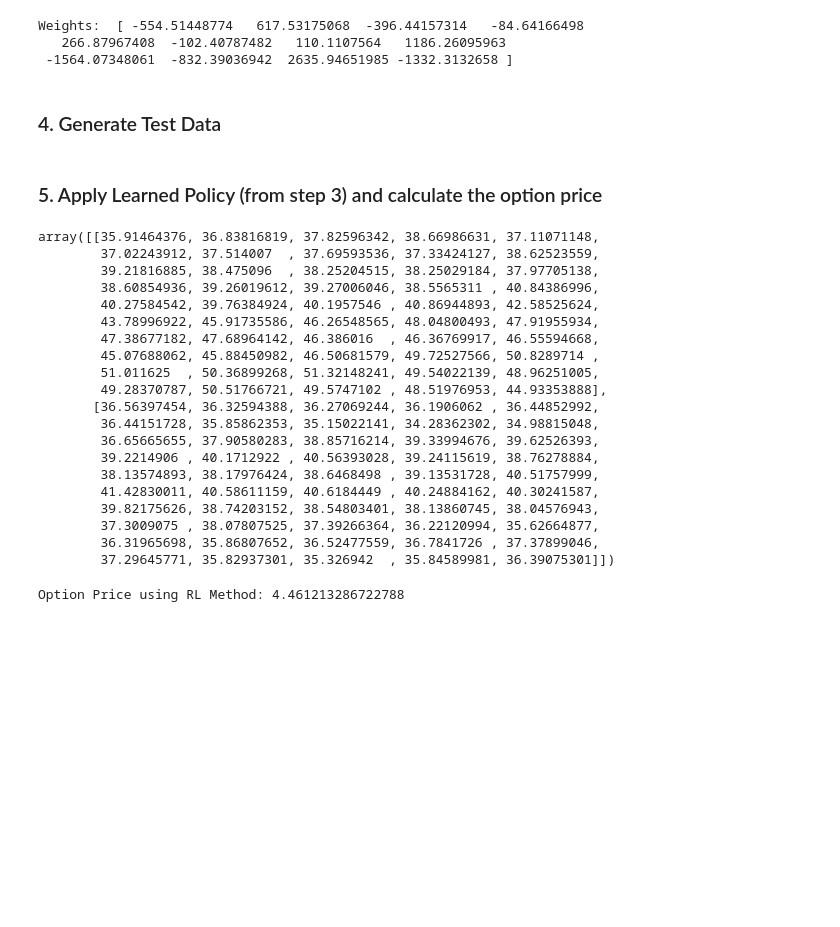
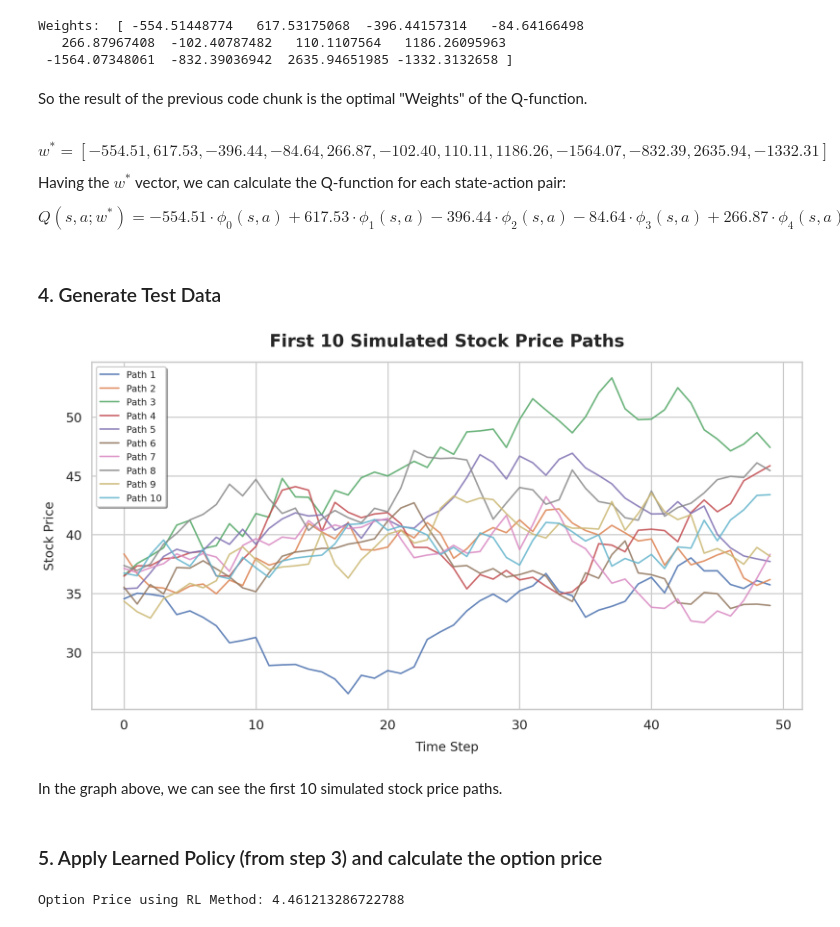
Before and after one commit to Peymankor/peymankor.com, a Jupyter notebook: blog/rl_for_option/index.ipynb, the cells around one changed output. Saved outputs shown, nothing was run; the diff lists cells and outputs as text; code cells hidden in the pictures; blank space fills up the shorter version.

```diff
--- a/blog/rl_for_option/index.ipynb
+++ b/blog/rl_for_option/index.ipynb
@@ -528,6 +526,20 @@ print("Weights: ", weights)
 Weights:  [ -554.51448774   617.53175068  -396.44157314   -84.64166498
    266.87967408  -102.40787482   110.1107564   1186.26095963
  -1564.07348061  -832.39036942  2635.94651985 -1332.3132658 ]
+# %% [markdown]
+So the result of the previous code chunk is the optimal "Weights" of the Q-function.
+# %% [markdown]
+<div style="overflow-x:auto;">
+$$w^* = [-554.51, 617.53, -396.44, -84.64, 266.87, -102.40, 110.11, 1186.26, -1564.07, -832.39, 2635.94, -1332.31]$$
+</div>
+
+
+
+Having the $w^*$ vector, we can calculate the Q-function for each state-action pair:
+
+<div style="overflow-x:auto;">
+$$Q(s, a; w^*) = -554.51 \cdot \phi_0(s, a) + 617.53 \cdot \phi_1(s, a) - 396.44 \cdot \phi_2(s, a) - 84.64 \cdot \phi_3(s, a) + 266.87 \cdot \phi_4(s, a) - 102.40 \cdot \phi_5(s, a) + 110.11 \cdot \phi_6(s, a) + 1186.26 \cdot \phi_7(s, a) - 1564.07 \cdot \phi_8(s, a) - 832.39 \cdot \phi_9(s, a) + 2635.94 \cdot \phi_{10}(s, a) - 1332.31 \cdot \phi_{11}(s, a)$$
+ </div>
 # %% [markdown]
 ### 4. Generate Test Data
 # %%
@@ -553,42 +565,43 @@ def scoring_sim_data(
             variance = volatility_squared * time_step_size
             paths[i, step + 1] = np.exp(np.random.normal(mean, np.sqrt(variance)))
     return paths[:,1:]
-# %% [markdown]
-### 5. Apply Learned Policy (from step 3) and calculate the option price
 # %%
 num_simulations_test = 10000
 
 paths_test = scoring_sim_data(
     expiry_time=expiry_time_val,
     num_intervals=num_intervals_val,
     num_simulations_test=num_simulations_test,
     spot_price=spot_price_val,
     interest_rate=interest_rate_val,
     volatility=volatility_val
 )
 
-paths_test[:2]
+import matplotlib.pyplot as plt
+import seaborn as sns
+
+sns.set(style="whitegrid", context="talk", palette="deep")
+
+plt.figure(figsize=(14, 8), dpi=150)
+for i in range(10):
+    plt.plot(
+        paths_test[i],
+        label=f'Path {i+1}',
+        linewidth=2,
+        alpha=0.85
+    )
+plt.title('First 10 Simulated Stock Price Paths (From the test paths)', fontsize=22, fontweight='bold', pad=20)
+plt.xlabel('Time Step', fontsize=16, labelpad=12)
+plt.ylabel('Stock Price', fontsize=16, labelpad=12)
+plt.legend(loc='upper left', fontsize=12, frameon=True, fancybox=True, shadow=True)
+plt.tight_layout()
+plt.show()
 # %% [output]
-array([[35.91464376, 36.83816819, 37.82596342, 38.66986631, 37.11071148,
-        37.02243912, 37.514007  , 37.69593536, 37.33424127, 38.62523559,
-        39.21816885, 38.475096  , 38.25204515, 38.25029184, 37.97705138,
-        38.60854936, 39.26019612, 39.27006046, 38.5565311 , 40.84386996,
-        40.27584542, 39.76384924, 40.1957546 , 40.86944893, 42.58525624,
-        43.78996922, 45.91735586, 46.26548565, 48.04800493, 47.91955934,
-        47.38677182, 47.68964142, 46.386016  , 46.36769917, 46.55594668,
-        45.07688062, 45.88450982, 46.50681579, 49.72527566, 50.8289714 ,
-        51.011625  , 50.36899268, 51.32148241, 49.54022139, 48.96251005,
-        49.28370787, 50.51766721, 49.5747102 , 48.51976953, 44.93353888],
-       [36.56397454, 36.32594388, 36.27069244, 36.1906062 , 36.44852992,
-        36.44151728, 35.85862353, 35.15022141, 34.28362302, 34.98815048,
-        36.65665655, 37.90580283, 38.85716214, 39.33994676, 39.62526393,
-        39.2214906 , 40.1712922 , 40.56393028, 39.24115619, 38.76278884,
-        38.13574893, 38.17976424, 38.6468498 , 39.13531728, 40.51757999,
-        41.42830011, 40.58611159, 40.6184449 , 40.24884162, 40.30241587,
-        39.82175626, 38.74203152, 38.54803401, 38.13860745, 38.04576943,
-        37.3009075 , 38.07807525, 37.39266364, 36.22120994, 35.62664877,
-        36.31965698, 35.86807652, 36.52477559, 36.7841726 , 37.37899046,
-        37.29645771, 35.82937301, 35.326942  , 35.84589981, 36.39075301]])
+[figure, added]
+# %% [markdown]
+In the graph above, we can see the first 10 simulated stock price paths.
+# %% [markdown]
+### 5. Apply Learned Policy (from step 3) and calculate the option price
 # %%
 def calculate_option_price(
     stock_paths: np.ndarray,     # This is a 2D array with stock price paths
```
Also changed, not shown: parts of 16 cells of this notebook, 5 other files.
